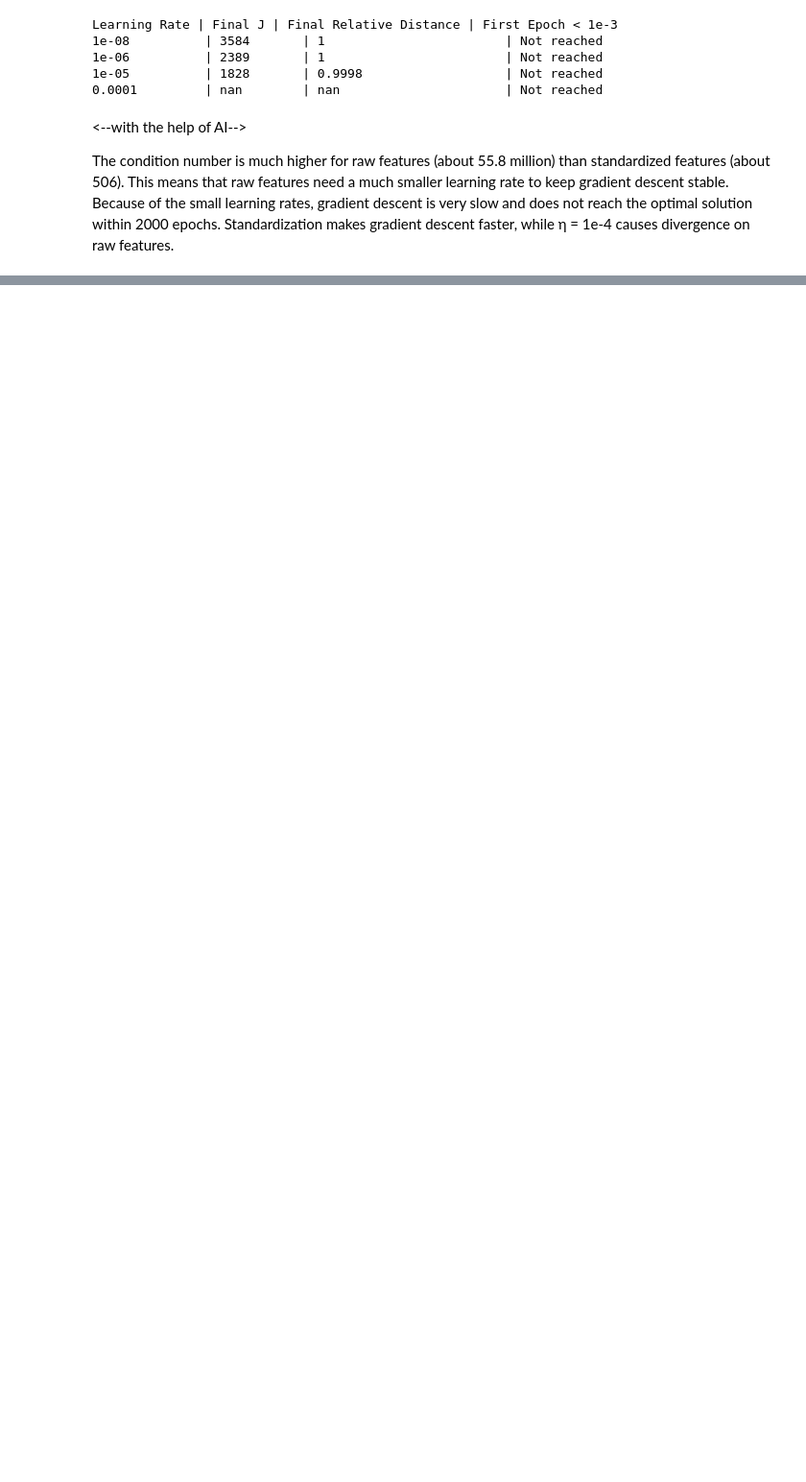
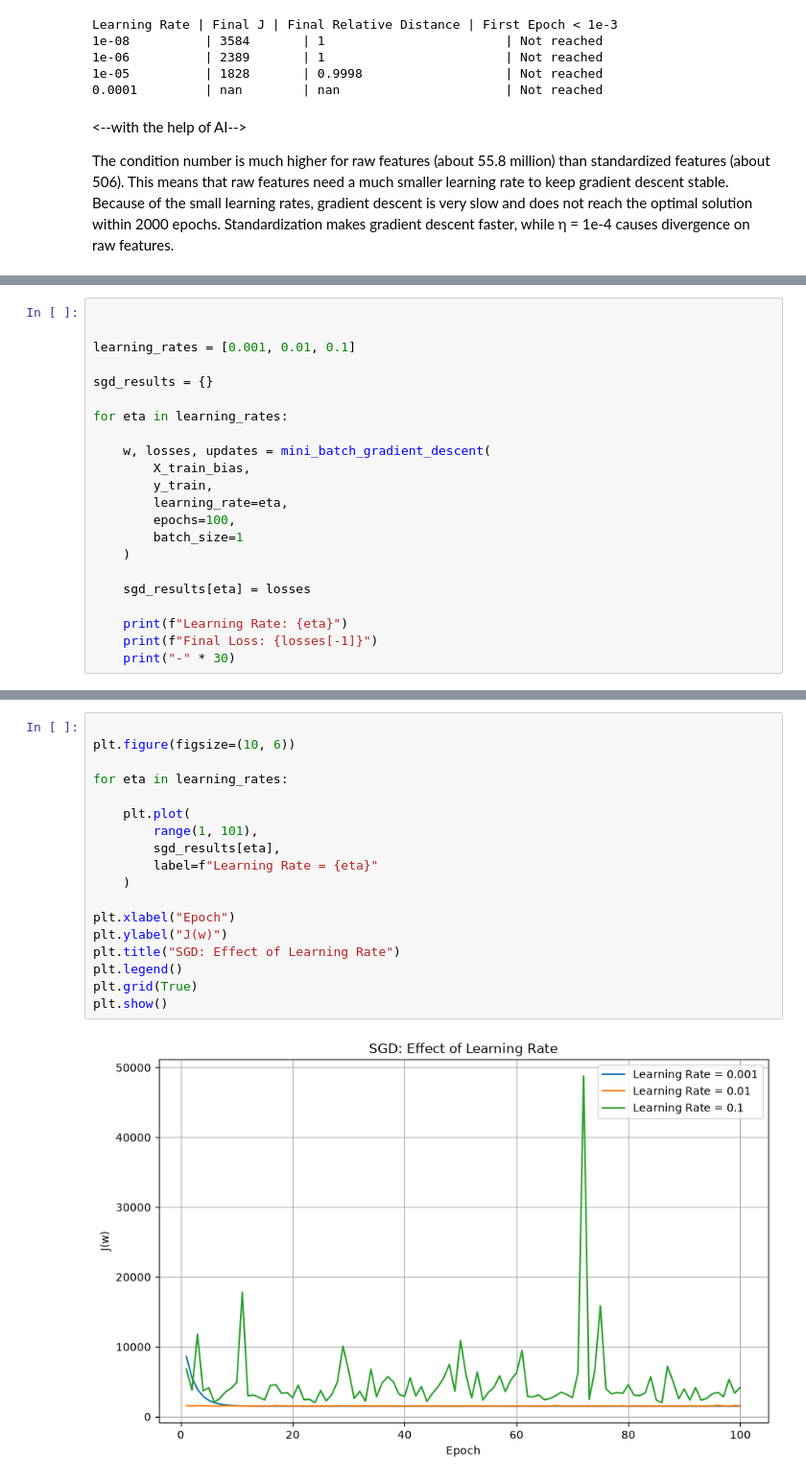
Before and after one commit to RodinaMohamed04/linear-models-and-svm, a Jupyter notebook: lab2.ipynb, the cells around one changed output, grey strips where cells are left out. Shown at 96% size. Drawn from its saved outputs; the diff is of its cells as text; blank space fills up the shorter version.

```diff
--- a/lab2.ipynb
+++ b/lab2.ipynb
@@ -898,0 +1049,22 @@ The condition number is much higher for raw features (about 55.8 million) than s
+# %%
+
+
+learning_rates = [0.001, 0.01, 0.1]
+
+sgd_results = {}
+
+for eta in learning_rates:
+
+    w, losses, updates = mini_batch_gradient_descent(
+        X_train_bias,
+        y_train,
+        learning_rate=eta,
+        epochs=100,
+        batch_size=1
+    )
+
+    sgd_results[eta] = losses
+
+    print(f"Learning Rate: {eta}")
+    print(f"Final Loss: {losses[-1]}")
+    print("-" * 30)
@@ -898,0 +1081,20 @@ The condition number is much higher for raw features (about 55.8 million) than s
+# %%
+
+plt.figure(figsize=(10, 6))
+
+for eta in learning_rates:
+
+    plt.plot(
+        range(1, 101),
+        sgd_results[eta],
+        label=f"Learning Rate = {eta}"
+    )
+
+plt.xlabel("Epoch")
+plt.ylabel("J(w)")
+plt.title("SGD: Effect of Learning Rate")
+plt.legend()
+plt.grid(True)
+plt.show()
+# %% [output]
+[figure, added]
```
Also changed, not shown: parts of 10 cells of this notebook.
